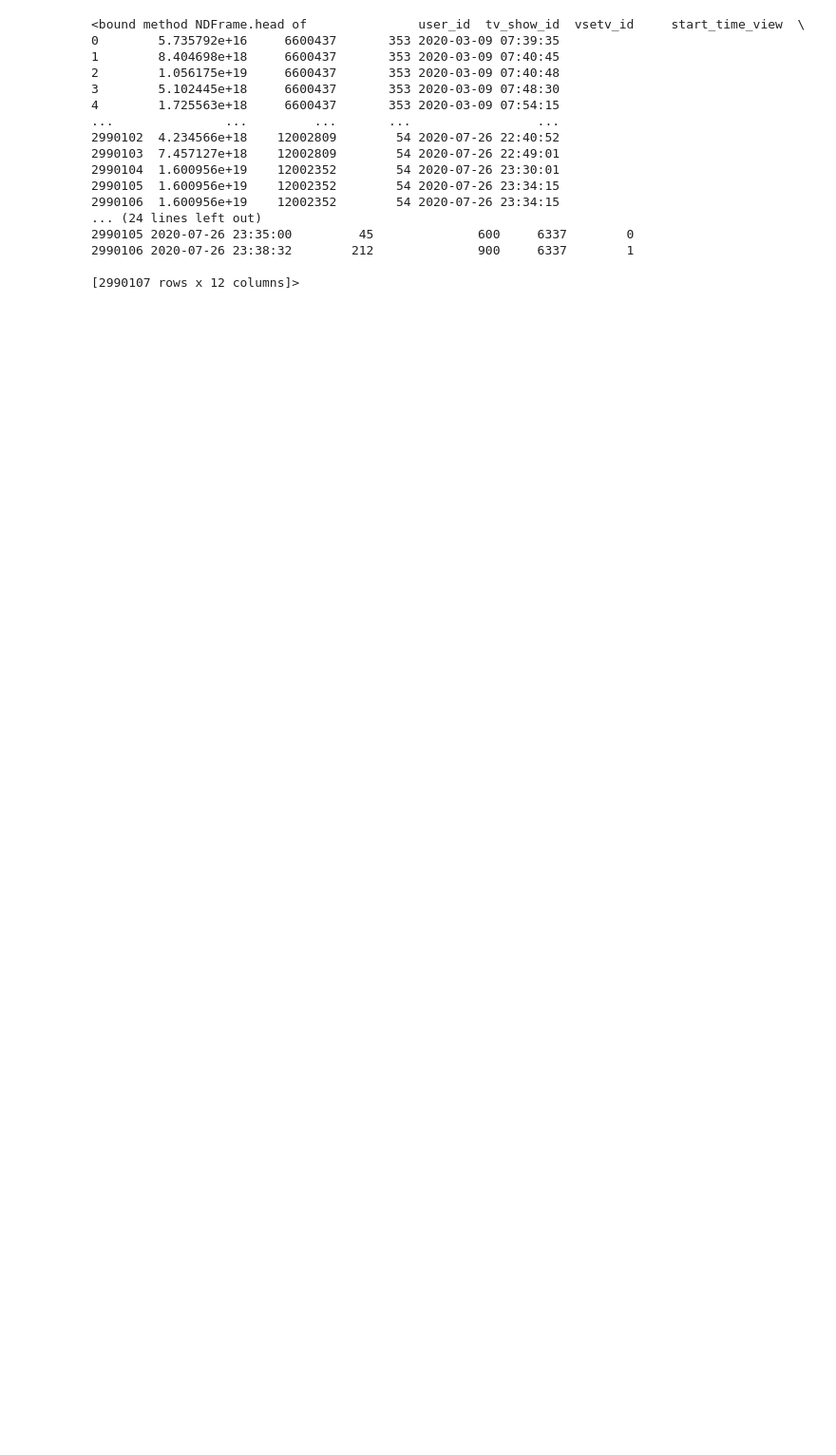
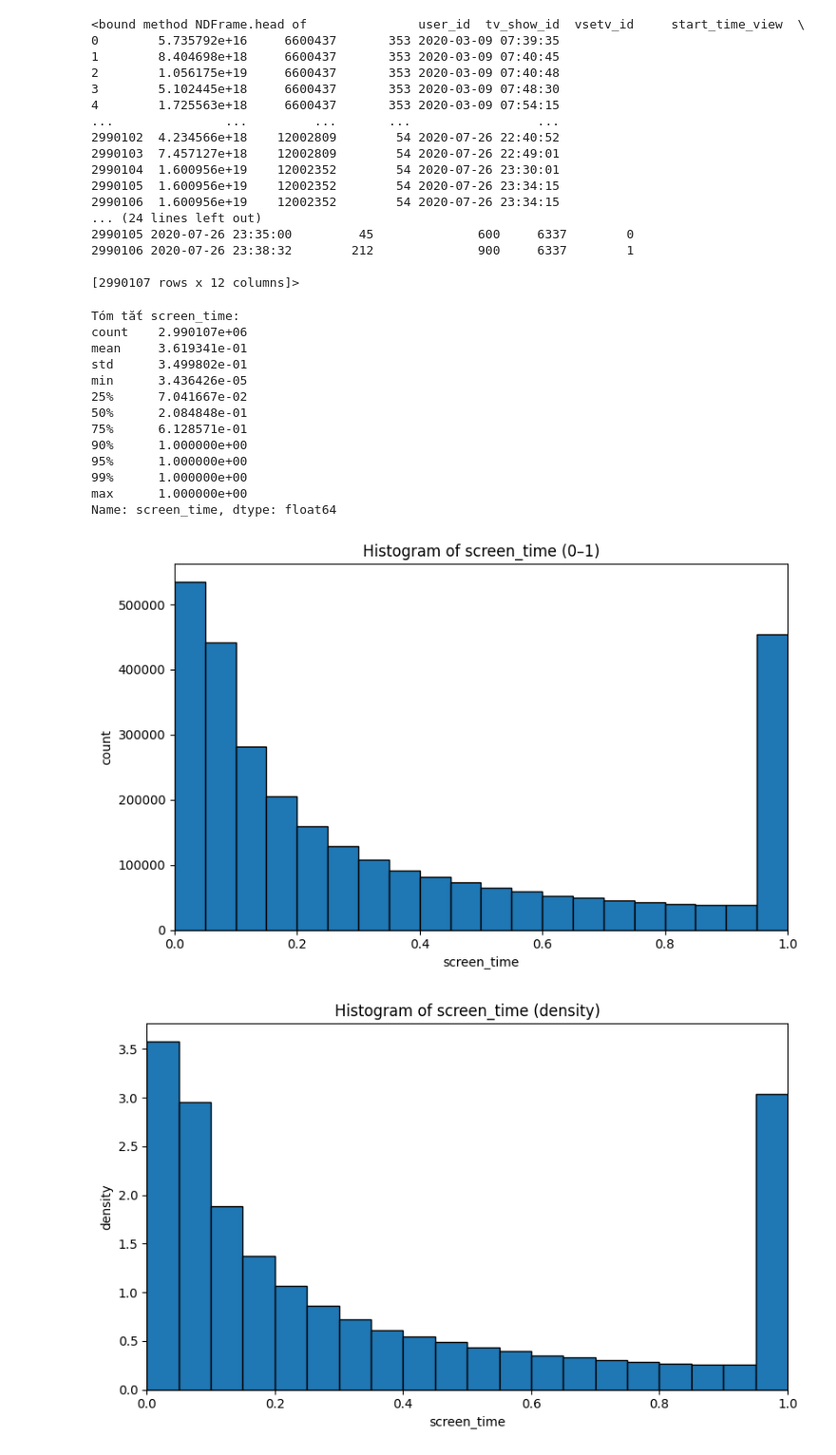
Before and after one commit to ngochuyen2609/tv-program-recommender, a Jupyter notebook: src/preprocessing/preprocessing.ipynb, the cells around one changed output. Shown: that part at 95% size. Saved outputs shown, nothing was run; the diff lists cells and outputs as text; code cells hidden in the pictures; blank space fills up the shorter version.

```diff
--- a/src/preprocessing/preprocessing.ipynb
+++ b/src/preprocessing/preprocessing.ipynb
@@ -378,0 +430,47 @@ eligible = joined[joined["screen_time"] >= 0.8].copy()
+# %%
+joined["screen_time"] = joined["overlap_s"] / joined["show_duration_s"]
+
+
+# 1) Làm sạch screen_time trong [0,1]
+st = pd.to_numeric(joined["screen_time"], errors="coerce")
+st = st[(st >= 0) & (st <= 1)].dropna()
+
+print("Tóm tắt screen_time:")
+print(st.describe(percentiles=[.25,.5,.75,.9,.95,.99]))
+
+# 2) Histogram (0→1, bước 0.05)
+plt.figure(figsize=(8,5))
+bins = np.linspace(0, 1, 21)  # 0.00, 0.05, ..., 1.00
+plt.hist(st, bins=bins, edgecolor="black", density=False)
+plt.title("Histogram of screen_time (0–1)")
+plt.xlabel("screen_time")
+plt.ylabel("count")
+plt.xlim(0, 1)
+plt.tight_layout()
+plt.show()
+
+# (tuỳ chọn) Histogram dạng mật độ
+plt.figure(figsize=(8,5))
+plt.hist(st, bins=bins, edgecolor="black", density=True)
+plt.title("Histogram of screen_time (density)")
+plt.xlabel("screen_time")
+plt.ylabel("density")
+plt.xlim(0, 1)
+plt.tight_layout()
+plt.show()
+# %% [output]
+Tóm tắt screen_time:
+count    2.990107e+06
+mean     3.619341e-01
+std      3.499802e-01
+min      3.436426e-05
+25%      7.041667e-02
+50%      2.084848e-01
+75%      6.128571e-01
+90%      1.000000e+00
+95%      1.000000e+00
+99%      1.000000e+00
+max      1.000000e+00
+Name: screen_time, dtype: float64
+[figure, added]
+[figure, added]
```
Also changed, not shown: parts of 19 cells of this notebook, 1 other file.
